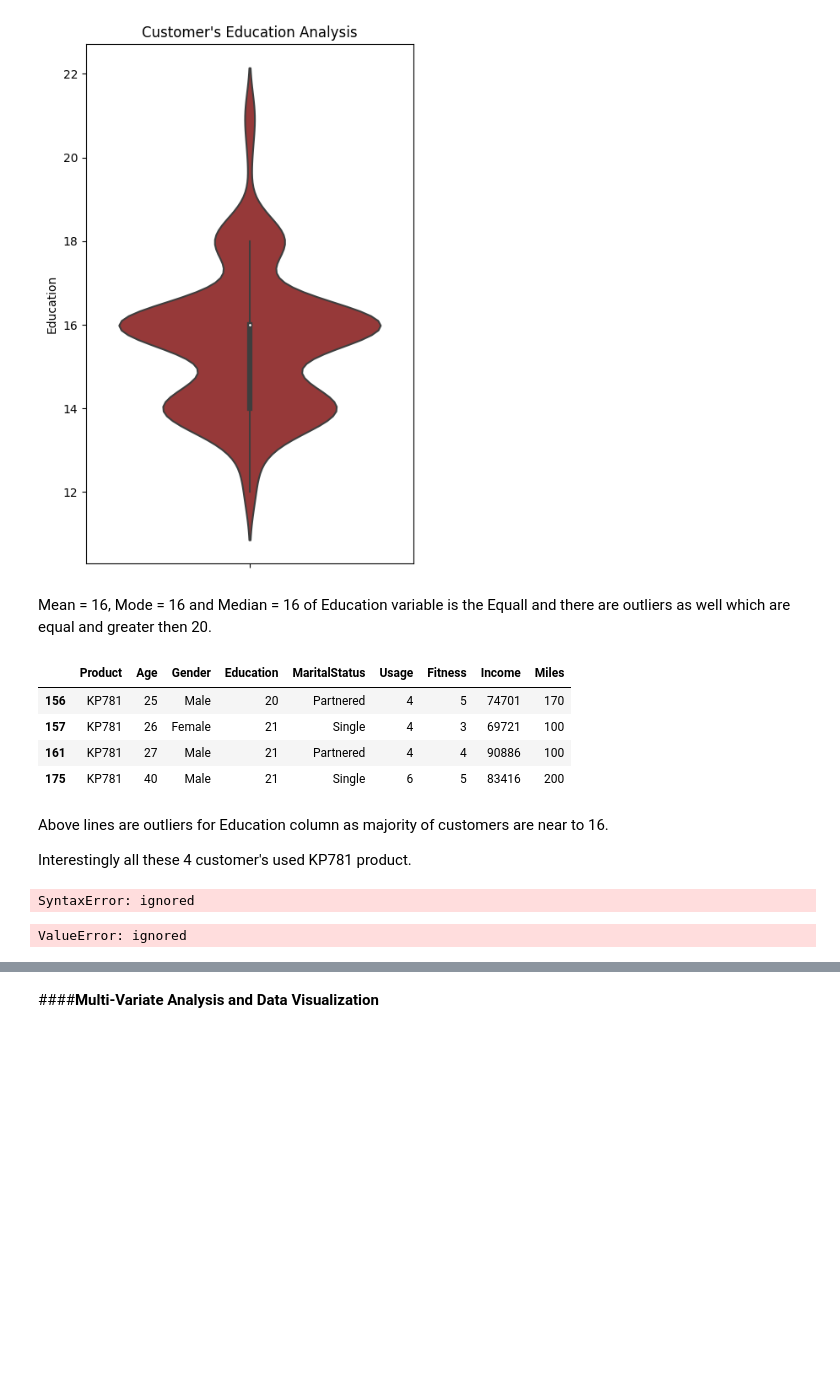
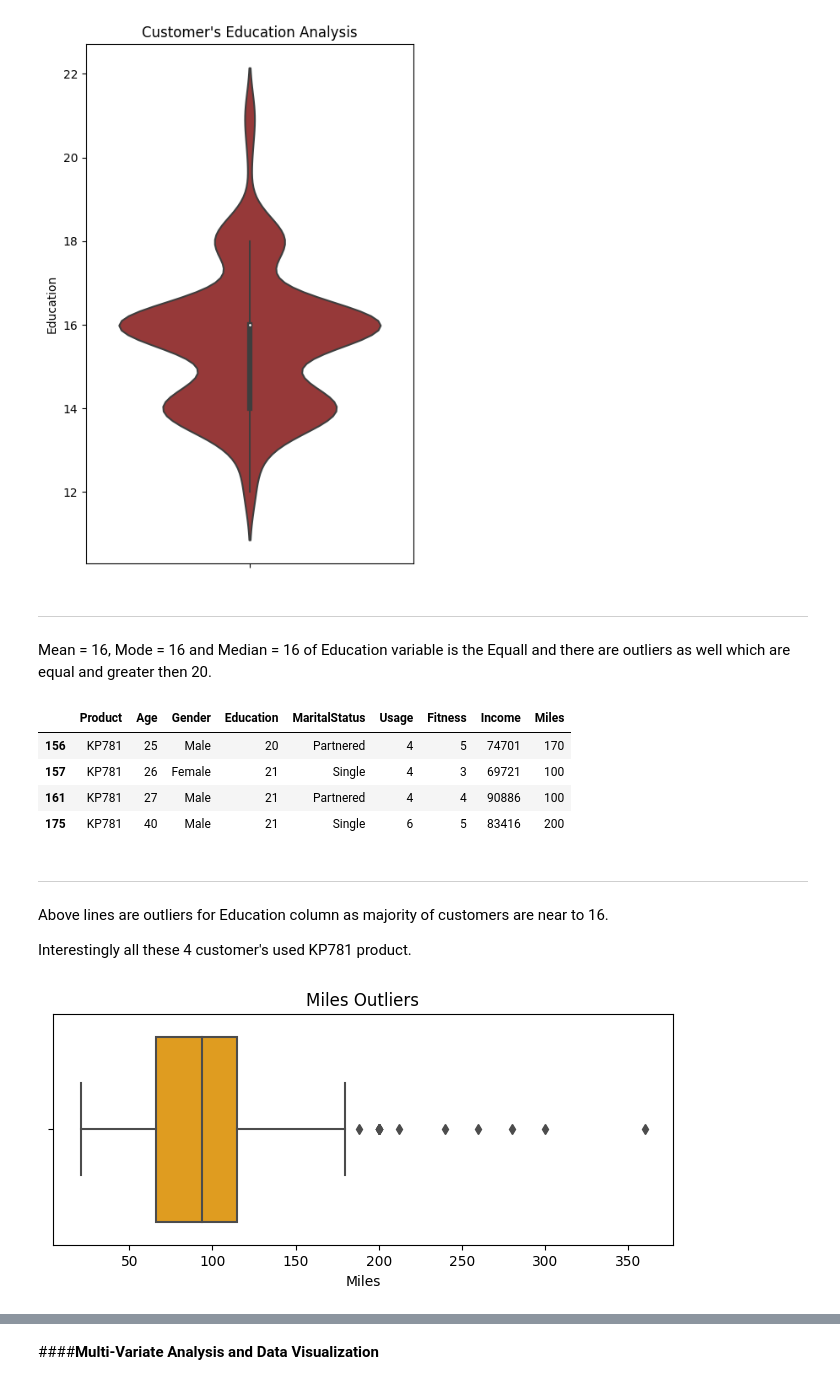
Before and after one commit to iamutkarshgoyal/Aerofit_Statistical_Analysis, a Jupyter notebook: Aerofit_Data_Analysis.ipynb, the cells around one changed output, grey strips where cells are left out. Saved outputs shown, nothing was run; the diff lists cells and outputs as text; code cells hidden in the pictures; blank space fills up the shorter version.

```diff
--- a/Aerofit_Data_Analysis.ipynb
+++ b/Aerofit_Data_Analysis.ipynb
@@ -299,6 +354,11 @@ plt.show()
 # %% [output]
 [figure]
 # %% [markdown]
+
+
+---
+
+
 Mean = 16, Mode = 16 and Median = 16 of Education variable is the Equall and there are outliers as well which are equal and greater then 20.
 # %%
 # Outliers in Education Variable
@@ -310,18 +370,20 @@ df[df.Education.isin([20,21,22,23])]
 | 161 | KP781 | 27 | Male | 21 | Partnered | 4 | 4 | 90886 | 100 |
 | 175 | KP781 | 40 | Male | 21 | Single | 6 | 5 | 83416 | 200 |
 # %% [markdown]
-Above lines are outliers for Education column as majority of customers are near to 16.
+
+
+---
+
+
+Above lines are outliers for Education column as majority of customers are near
+to 16.
 
 Interestingly all these 4 customer's used KP781 product.
-# %%
-# Plotting
-plt.figure(figsize = (12,3))
-sns.heatmap(data = df, df.pivot("Gender", "Product", "Age"))
-plt.title(f"Age Density Mean = {df.Age.mean().round(2)} & Std.Deviation = {df.Age.std().round(2)}")
-plt.show()
-# %% [output]
-SyntaxError: ignored
-# %%
-sns.heatmap(df, annot=True, linewidth=.5)
-# %% [output]
-ValueError: ignored
+# %%
+# boxlot for Miles univariate variable and identifying the outliers
+plt.figure(figsize = (8,3))
+sns.boxplot(data = df, x = "Miles", hue = "Product", color = "Orange")
+plt.title("Miles Outliers")
+plt.show()
+# %% [output]
+[figure, added]
```
Also changed, not shown: parts of 26 cells of this notebook.
